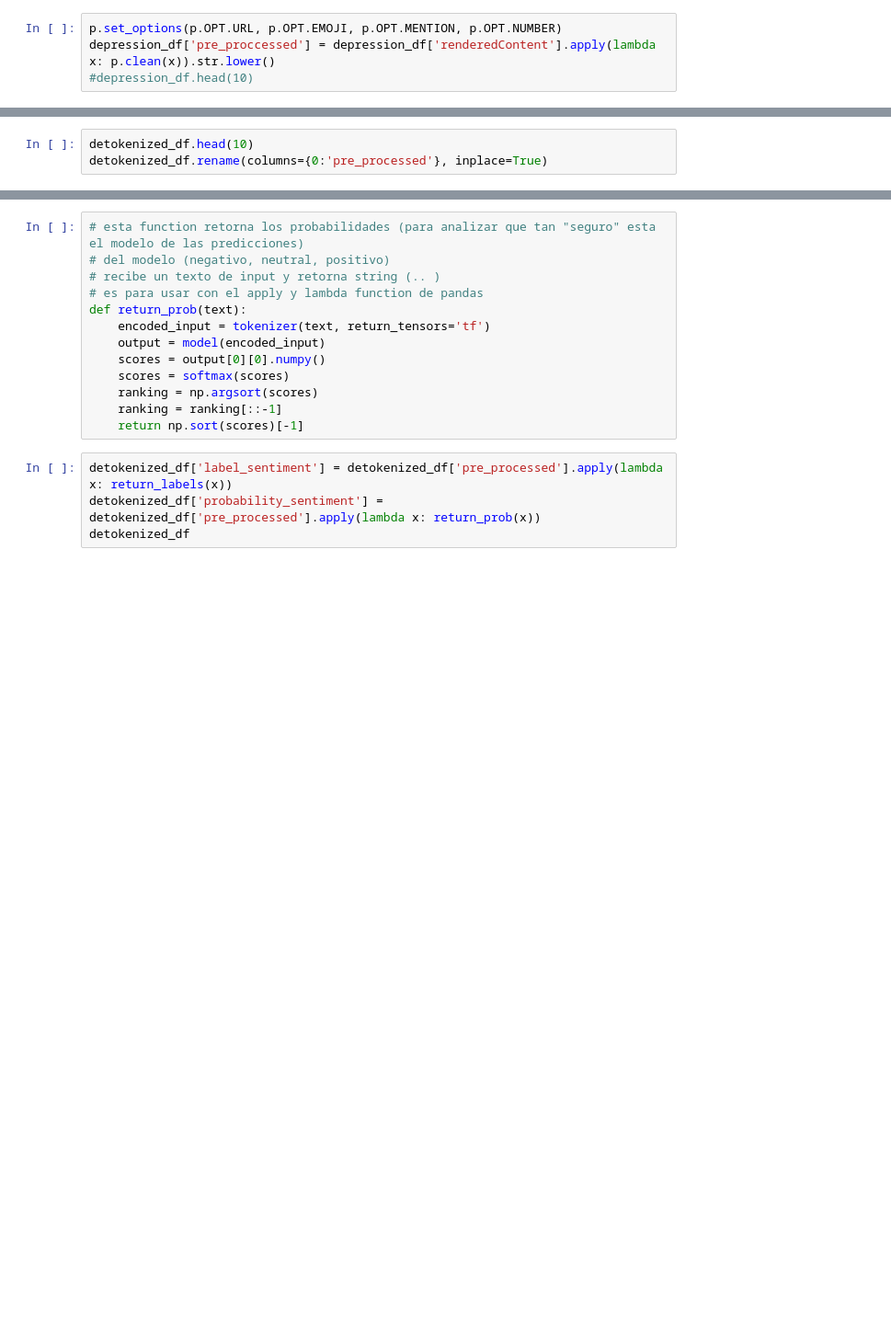
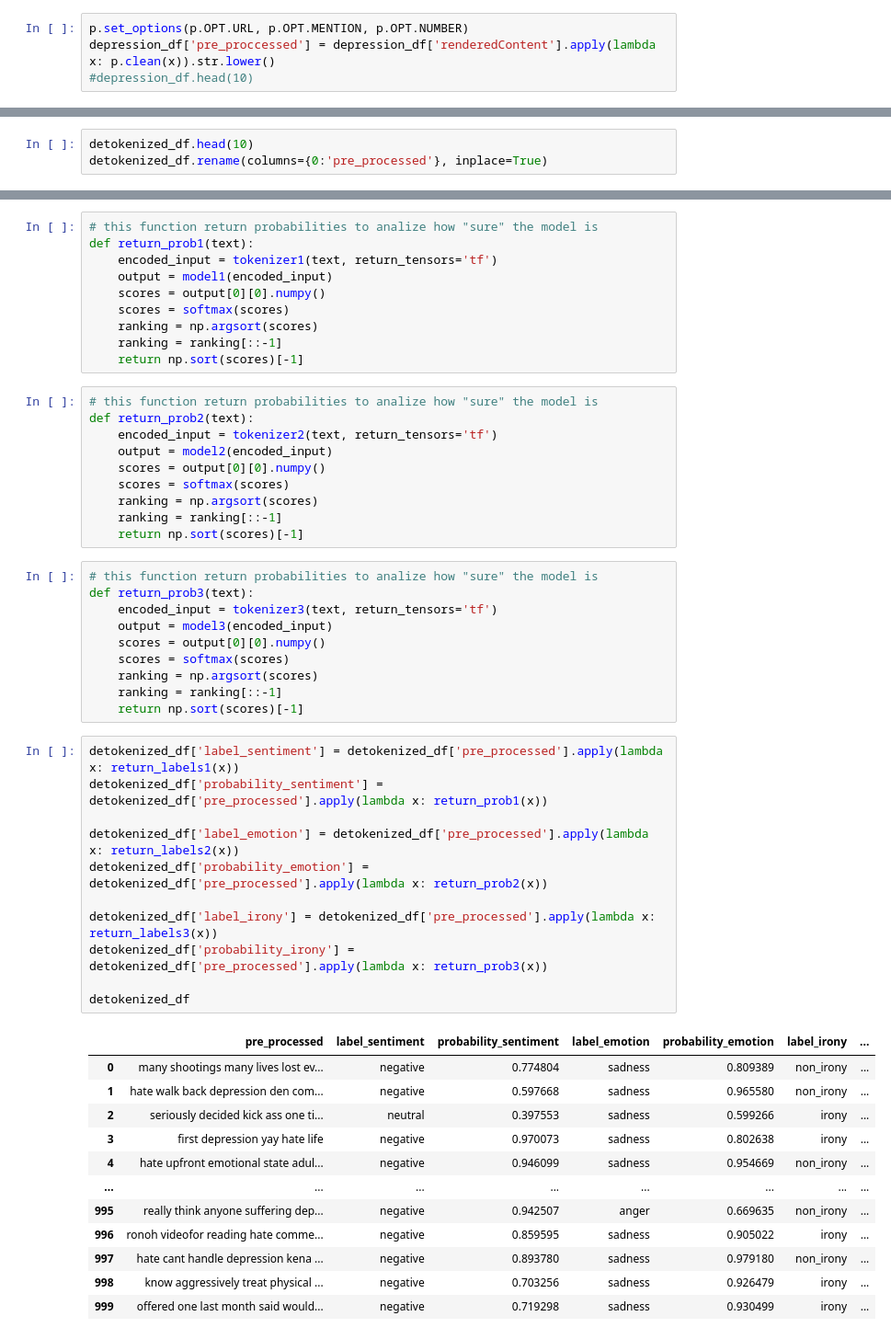
Before and after one commit to AnaPao1998/Thesis, a Jupyter notebook: data_to_use/testing_preprocess_libraries.ipynb, the cells around one changed output, grey strips where cells are left out. Shown at 92% size. Cells and saved outputs as stored; diff of their text form; blank space fills up the shorter version.

Commit message:
working models: sentiment, emotions, irony

```diff
--- a/data_to_use/testing_preprocess_libraries.ipynb
+++ b/data_to_use/testing_preprocess_libraries.ipynb
@@ -26,5 +40,5 @@ p.clean('Preprocessor is #awesome 👍 https://github.com/s/preprocessor')
 # %%
-p.set_options(p.OPT.URL, p.OPT.EMOJI, p.OPT.MENTION, p.OPT.NUMBER)
+p.set_options(p.OPT.URL, p.OPT.MENTION, p.OPT.NUMBER)
 depression_df['pre_proccessed'] = depression_df['renderedContent'].apply(lambda x: p.clean(x)).str.lower()
 #depression_df.head(10)
 # %%
@@ -111,17 +232,54 @@ def return_labels(text):
 # %%
-# esta function retorna los probabilidades (para analizar que tan "seguro" esta el modelo de las predicciones)
-# del modelo (negativo, neutral, positivo)
-# recibe un texto de input y retorna string (.. )
-# es para usar con el apply y lambda function de pandas
-def return_prob(text):
-    encoded_input = tokenizer(text, return_tensors='tf')
-    output = model(encoded_input)
+# this function return probabilities to analize how "sure" the model is
+def return_prob1(text):
+    encoded_input = tokenizer1(text, return_tensors='tf')
+    output = model1(encoded_input)
     scores = output[0][0].numpy()
     scores = softmax(scores)
     ranking = np.argsort(scores)
     ranking = ranking[::-1]
     return np.sort(scores)[-1]
+# %%
+# this function return probabilities to analize how "sure" the model is
+def return_prob2(text):
+    encoded_input = tokenizer2(text, return_tensors='tf')
+    output = model2(encoded_input)
+    scores = output[0][0].numpy()
+    scores = softmax(scores)
+    ranking = np.argsort(scores)
+    ranking = ranking[::-1]
+    return np.sort(scores)[-1]
+# %%
+# this function return probabilities to analize how "sure" the model is
+def return_prob3(text):
+    encoded_input = tokenizer3(text, return_tensors='tf')
+    output = model3(encoded_input)
+    scores = output[0][0].numpy()
+    scores = softmax(scores)
+    ranking = np.argsort(scores)
+    ranking = ranking[::-1]
+    return np.sort(scores)[-1]
 # %%
-detokenized_df['label_sentiment'] = detokenized_df['pre_processed'].apply(lambda x: return_labels(x))
-detokenized_df['probability_sentiment'] = detokenized_df['pre_processed'].apply(lambda x: return_prob(x))
+detokenized_df['label_sentiment'] = detokenized_df['pre_processed'].apply(lambda x: return_labels1(x))
+detokenized_df['probability_sentiment'] = detokenized_df['pre_processed'].apply(lambda x: return_prob1(x))
+
+detokenized_df['label_emotion'] = detokenized_df['pre_processed'].apply(lambda x: return_labels2(x))
+detokenized_df['probability_emotion'] = detokenized_df['pre_processed'].apply(lambda x: return_prob2(x))
+
+detokenized_df['label_irony'] = detokenized_df['pre_processed'].apply(lambda x: return_labels3(x))
+detokenized_df['probability_irony'] = detokenized_df['pre_processed'].apply(lambda x: return_prob3(x))
+
 detokenized_df
+# %% [output]
+|  | pre_processed | label_sentiment | probability_sentiment | label_emotion | probability_emotion | label_irony | ... |
+| 0 | many shootings many lives lost ev... | negative | 0.774804 | sadness | 0.809389 | non_irony | ... |
+| 1 | hate walk back depression den com... | negative | 0.597668 | sadness | 0.965580 | non_irony | ... |
+| 2 | seriously decided kick ass one ti... | neutral | 0.397553 | sadness | 0.599266 | irony | ... |
+| 3 | first depression yay hate life | negative | 0.970073 | sadness | 0.802638 | irony | ... |
+| 4 | hate upfront emotional state adul... | negative | 0.946099 | sadness | 0.954669 | non_irony | ... |
+| ... | ... | ... | ... | ... | ... | ... | ... |
+| 995 | really think anyone suffering dep... | negative | 0.942507 | anger | 0.669635 | non_irony | ... |
+| 996 | ronoh videofor reading hate comme... | negative | 0.859595 | sadness | 0.905022 | irony | ... |
+| 997 | hate cant handle depression kena ... | negative | 0.893780 | sadness | 0.979180 | non_irony | ... |
+| 998 | know aggressively treat physical ... | negative | 0.703256 | sadness | 0.926479 | irony | ... |
+| 999 | offered one last month said would... | negative | 0.719298 | sadness | 0.930499 | irony | ... |
```
Also changed, not shown: parts of 20 cells of this notebook, 2 other files.
